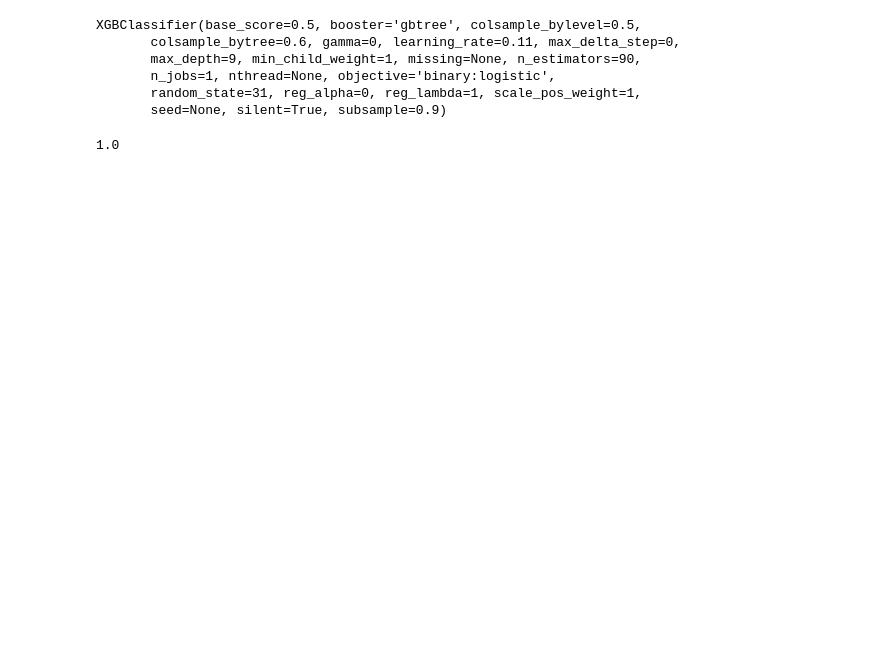
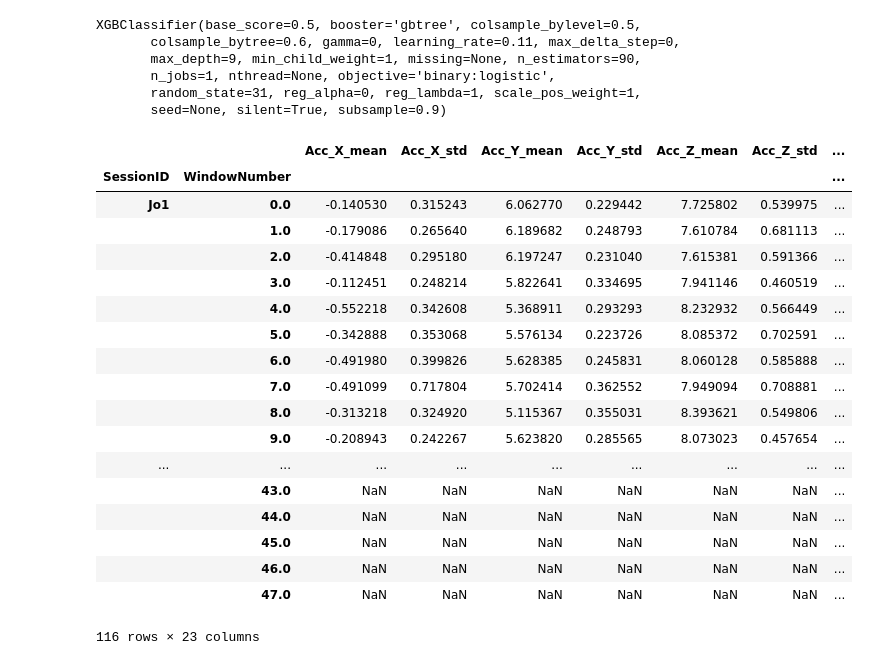
Before and after one commit to thicorfon/AegisModel, a Jupyter notebook: 05-Model-implementation.ipynb, the cells around one changed output. Drawn from its saved outputs; the diff is of its cells as text; code cells hidden in the pictures; blank space fills up the shorter version.

```diff
--- a/05-Model-implementation.ipynb
+++ b/05-Model-implementation.ipynb
@@ -120,10 +102,27 @@ i_pred_proba = clf.predict_proba(x_train)
-# %%
-auc = roc_auc_score(y_train, i_pred_proba[:, 1])
-print(auc)
-# %% [output]
-1.0
 # %%
 x_test, y_test = df_test.drop("target", axis=1), df_test["target"]
+# %%
+x_test
+# %% [output]
+|  |  | Acc_X_mean | Acc_X_std | Acc_Y_mean | Acc_Y_std | Acc_Z_mean | Acc_Z_std | ... |
+| SessionID | WindowNumber |  |  |  |  |  |  | ... |
+| Jo1 | 0.0 | -0.140530 | 0.315243 | 6.062770 | 0.229442 | 7.725802 | 0.539975 | ... |
+|  | 1.0 | -0.179086 | 0.265640 | 6.189682 | 0.248793 | 7.610784 | 0.681113 | ... |
+|  | 2.0 | -0.414848 | 0.295180 | 6.197247 | 0.231040 | 7.615381 | 0.591366 | ... |
+|  | 3.0 | -0.112451 | 0.248214 | 5.822641 | 0.334695 | 7.941146 | 0.460519 | ... |
+|  | 4.0 | -0.552218 | 0.342608 | 5.368911 | 0.293293 | 8.232932 | 0.566449 | ... |
+|  | 5.0 | -0.342888 | 0.353068 | 5.576134 | 0.223726 | 8.085372 | 0.702591 | ... |
+|  | 6.0 | -0.491980 | 0.399826 | 5.628385 | 0.245831 | 8.060128 | 0.585888 | ... |
+|  | 7.0 | -0.491099 | 0.717804 | 5.702414 | 0.362552 | 7.949094 | 0.708881 | ... |
+|  | 8.0 | -0.313218 | 0.324920 | 5.115367 | 0.355031 | 8.393621 | 0.549806 | ... |
+|  | 9.0 | -0.208943 | 0.242267 | 5.623820 | 0.285565 | 8.073023 | 0.457654 | ... |
+| ... | ... | ... | ... | ... | ... | ... | ... | ... |
+|  | 43.0 | NaN | NaN | NaN | NaN | NaN | NaN | ... |
+|  | 44.0 | NaN | NaN | NaN | NaN | NaN | NaN | ... |
+|  | 45.0 | NaN | NaN | NaN | NaN | NaN | NaN | ... |
+|  | 46.0 | NaN | NaN | NaN | NaN | NaN | NaN | ... |
+|  | 47.0 | NaN | NaN | NaN | NaN | NaN | NaN | ... |
+116 rows × 23 columns
 # %%
 predict = clf.predict_proba(x_test)
 # %%
```
Also changed, not shown: parts of 12 cells of this notebook, 7 other files.
